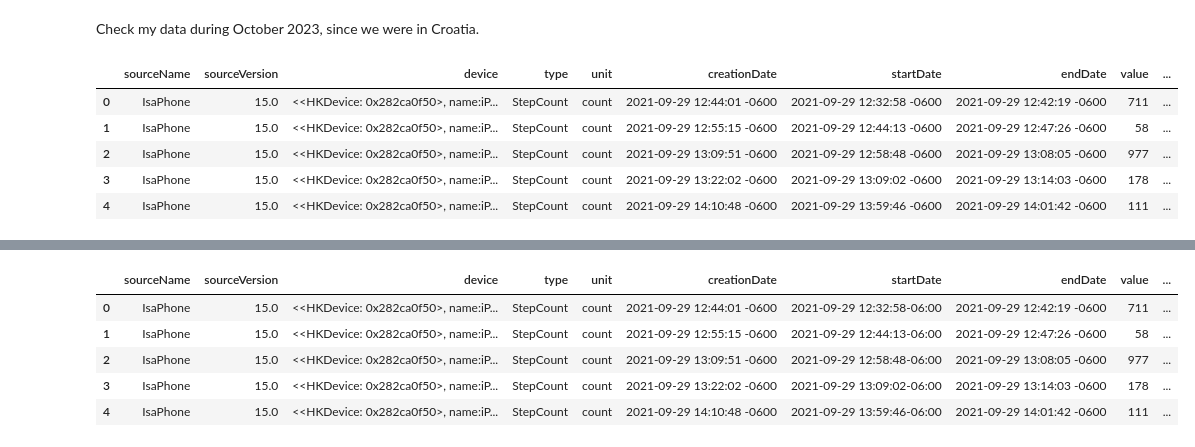
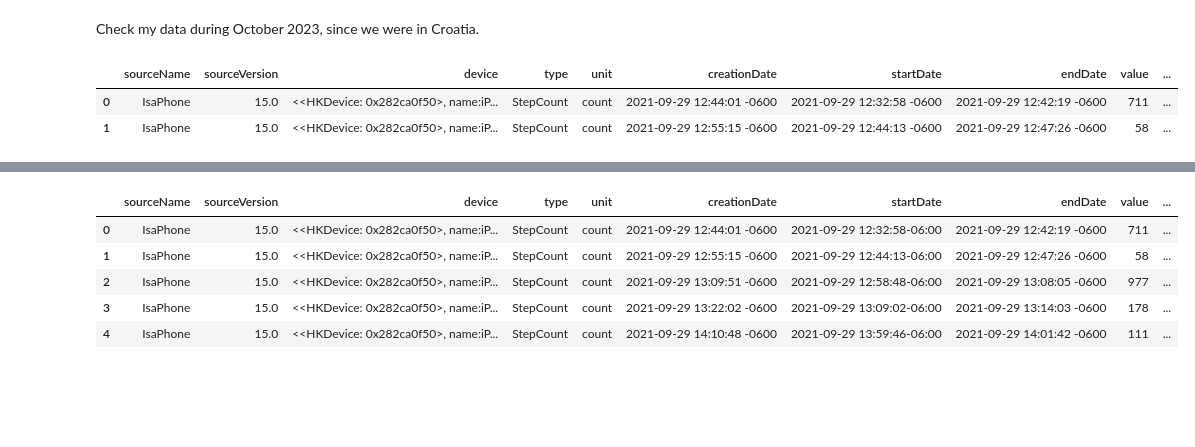
Before and after one commit to thecochenille/DataViz_moving_average_LisfrancRecovery, a Jupyter notebook: StepAnalysis.ipynb, the cells around one changed output, grey strips where cells are left out. Saved outputs shown, nothing was run; the diff lists cells and outputs as text; code cells hidden in the pictures; blank space fills up the shorter version.

Commit message:
Update StepAnalysis.ipynb
started to test mercury app code

```diff
--- a/StepAnalysis.ipynb
+++ b/StepAnalysis.ipynb
@@ -74,14 +75,11 @@ Check my data during October 2023, since we were in Croatia.
 # %%
 steps['date_pretimezonechange'] = pd.to_datetime(steps['startDate'], format="%Y-%m-%d %H:%M:%S %z")
 steps['date_pretimezonechange'] = steps['date_pretimezonechange'].dt.date
-steps.head()
+steps.head(2)
 # %% [output]
 |  | sourceName | sourceVersion | device | type | unit | creationDate | startDate | endDate | value | ... |
 | 0 | IsaPhone | 15.0 | <<HKDevice: 0x282ca0f50>, name:iP... | StepCount | count | 2021-09-29 12:44:01 -0600 | 2021-09-29 12:32:58 -0600 | 2021-09-29 12:42:19 -0600 | 711 | ... |
 | 1 | IsaPhone | 15.0 | <<HKDevice: 0x282ca0f50>, name:iP... | StepCount | count | 2021-09-29 12:55:15 -0600 | 2021-09-29 12:44:13 -0600 | 2021-09-29 12:47:26 -0600 | 58 | ... |
-| 2 | IsaPhone | 15.0 | <<HKDevice: 0x282ca0f50>, name:iP... | StepCount | count | 2021-09-29 13:09:51 -0600 | 2021-09-29 12:58:48 -0600 | 2021-09-29 13:08:05 -0600 | 977 | ... |
-| 3 | IsaPhone | 15.0 | <<HKDevice: 0x282ca0f50>, name:iP... | StepCount | count | 2021-09-29 13:22:02 -0600 | 2021-09-29 13:09:02 -0600 | 2021-09-29 13:14:03 -0600 | 178 | ... |
-| 4 | IsaPhone | 15.0 | <<HKDevice: 0x282ca0f50>, name:iP... | StepCount | count | 2021-09-29 14:10:48 -0600 | 2021-09-29 13:59:46 -0600 | 2021-09-29 14:01:42 -0600 | 111 | ... |
 # %%
 #looking for dates where we were in Croatia
 steps[(steps['date_pretimezonechange']>datetime.date(2022,10,20)) & (steps['date_pretimezonechange']<datetime.date(2022,10,25))]
```
Also changed, not shown: parts of 4 cells of this notebook.
